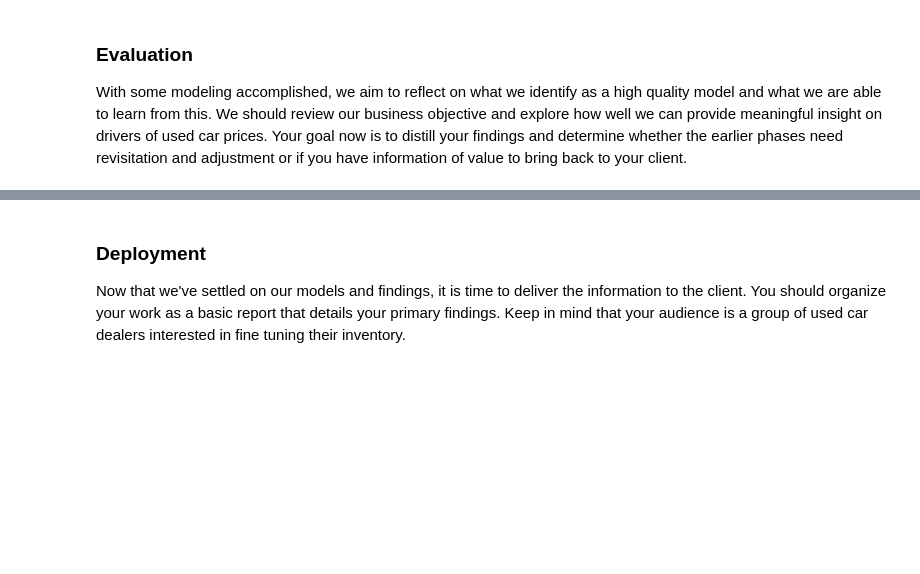
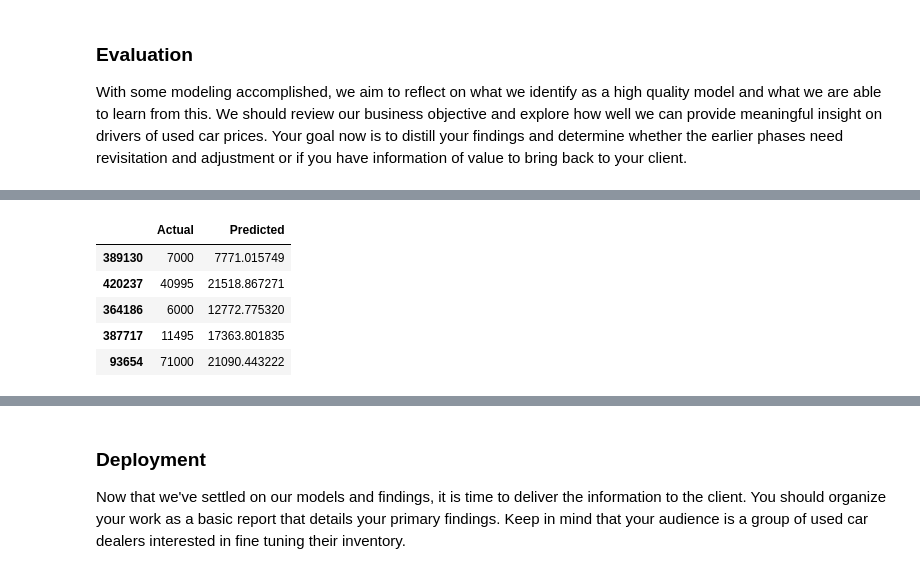
Before and after one commit to raghul141/ML_12, a Jupyter notebook: prompt_II.ipynb, the cells around one changed output, grey strips where cells are left out. Saved outputs shown, nothing was run; the diff lists cells and outputs as text; code cells hidden in the pictures; blank space fills up the shorter version.

```diff
--- a/prompt_II.ipynb
+++ b/prompt_II.ipynb
@@ -233,0 +288,15 @@ With some modeling accomplished, we aim to reflect on what we identify as a high
+# %%
+# Use the best Lasso model to make predictions
+best_lasso_model = best_models['Lasso']
+y_pred = best_lasso_model.predict(X_test)
+
+# Create a DataFrame to show actual vs. predicted values
+actual_vs_predicted_df = pd.DataFrame({'Actual': y_test, 'Predicted': y_pred})
+actual_vs_predicted_df.head()
+# %% [output]
+|  | Actual | Predicted |
+| 389130 | 7000 | 7771.015749 |
+| 420237 | 40995 | 21518.867271 |
+| 364186 | 6000 | 12772.775320 |
+| 387717 | 11495 | 17363.801835 |
+| 93654 | 71000 | 21090.443222 |
```
Also changed, not shown: parts of 9 cells of this notebook.
